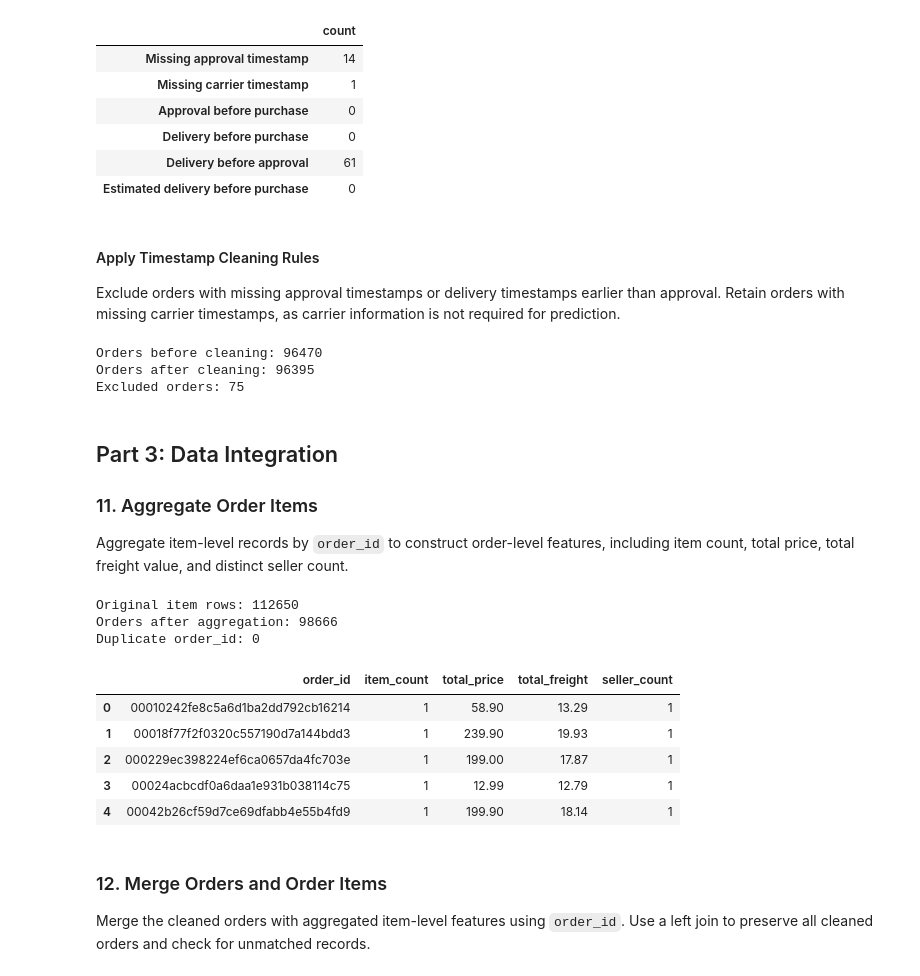
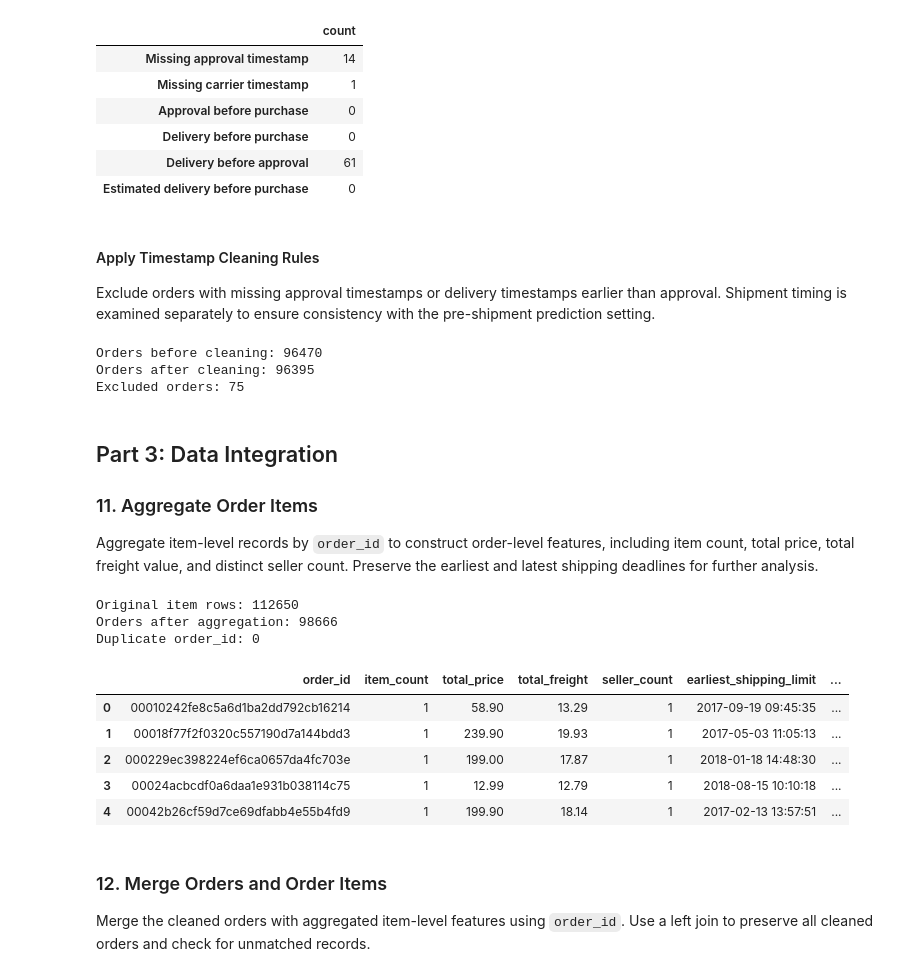
Before and after one commit to ZGXJason/CIS5450_FINAL_PROJECT, a Jupyter notebook: notebooks/01_data_cleaning.ipynb, the cells around one changed output. Saved outputs shown, nothing was run; the diff lists cells and outputs as text; code cells hidden in the pictures.

```diff
--- a/notebooks/01_data_cleaning.ipynb
+++ b/notebooks/01_data_cleaning.ipynb
@@ -293,7 +294,7 @@ display(pd.Series(timestamp_checks).to_frame('count'))
 # %% [markdown]
 #### Apply Timestamp Cleaning Rules
 
-Exclude orders with missing approval timestamps or delivery timestamps earlier than approval. Retain orders with missing carrier timestamps, as carrier information is not required for prediction.
+Exclude orders with missing approval timestamps or delivery timestamps earlier than approval. Shipment timing is examined separately to ensure consistency with the pre-shipment prediction setting.
 # %%
 # Keep orders with valid approval timestamps and chronological order
 valid_orders = (
@@ -318,33 +319,40 @@ Excluded orders: 75
 
 ### 11. Aggregate Order Items
 
-Aggregate item-level records by `order_id` to construct order-level features, including item count, total price, total freight value, and distinct seller count.
+Aggregate item-level records by `order_id` to construct order-level features, including item count, total price, total freight value, and distinct seller count. Preserve the earliest and latest shipping deadlines for further analysis.
 # %%
+# Convert shipping deadline to datetime
+items['shipping_limit_date'] = pd.to_datetime(
+    items['shipping_limit_date'], errors='coerce'
+)
+
 items_agg = (
     items.groupby('order_id', as_index=False)
     .agg(
         item_count=('order_item_id', 'count'),
         total_price=('price', 'sum'),
         total_freight=('freight_value', 'sum'),
-        seller_count=('seller_id', 'nunique')
+        seller_count=('seller_id', 'nunique'),
+        earliest_shipping_limit=('shipping_limit_date', 'min'),
+        latest_shipping_limit=('shipping_limit_date', 'max')
     )
 )
 
 print("Original item rows:", len(items))
 print("Orders after aggregation:", len(items_agg))
 print("Duplicate order_id:", items_agg['order_id'].duplicated().sum())
 
 display(items_agg.head())
 # %% [output]
 Original item rows: 112650
 Orders after aggregation: 98666
 Duplicate order_id: 0
-|  | order_id | item_count | total_price | total_freight | seller_count |
-| 0 | 00010242fe8c5a6d1ba2dd792cb16214 | 1 | 58.90 | 13.29 | 1 |
-| 1 | 00018f77f2f0320c557190d7a144bdd3 | 1 | 239.90 | 19.93 | 1 |
-| 2 | 000229ec398224ef6ca0657da4fc703e | 1 | 199.00 | 17.87 | 1 |
-| 3 | 00024acbcdf0a6daa1e931b038114c75 | 1 | 12.99 | 12.79 | 1 |
-| 4 | 00042b26cf59d7ce69dfabb4e55b4fd9 | 1 | 199.90 | 18.14 | 1 |
+|  | order_id | item_count | total_price | total_freight | seller_count | earliest_shipping_limit | ... |
+| 0 | 00010242fe8c5a6d1ba2dd792cb16214 | 1 | 58.90 | 13.29 | 1 | 2017-09-19 09:45:35 | ... |
+| 1 | 00018f77f2f0320c557190d7a144bdd3 | 1 | 239.90 | 19.93 | 1 | 2017-05-03 11:05:13 | ... |
+| 2 | 000229ec398224ef6ca0657da4fc703e | 1 | 199.00 | 17.87 | 1 | 2018-01-18 14:48:30 | ... |
+| 3 | 00024acbcdf0a6daa1e931b038114c75 | 1 | 12.99 | 12.79 | 1 | 2018-08-15 10:10:18 | ... |
+| 4 | 00042b26cf59d7ce69dfabb4e55b4fd9 | 1 | 199.90 | 18.14 | 1 | 2017-02-13 13:57:51 | ... |
 # %% [markdown]
 ### 12. Merge Orders and Order Items
 
```
Also changed, not shown: parts of 16 cells of this notebook.
